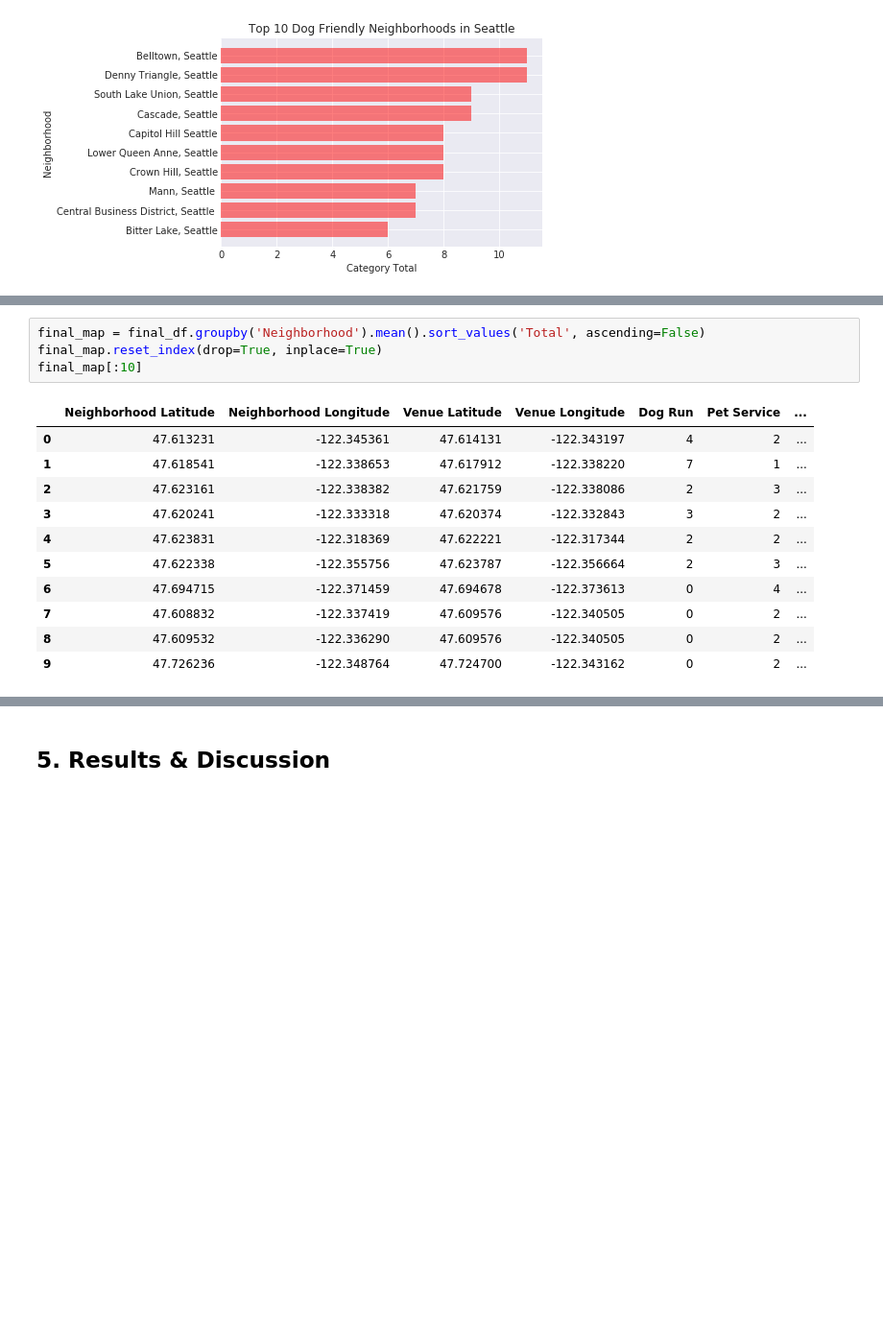
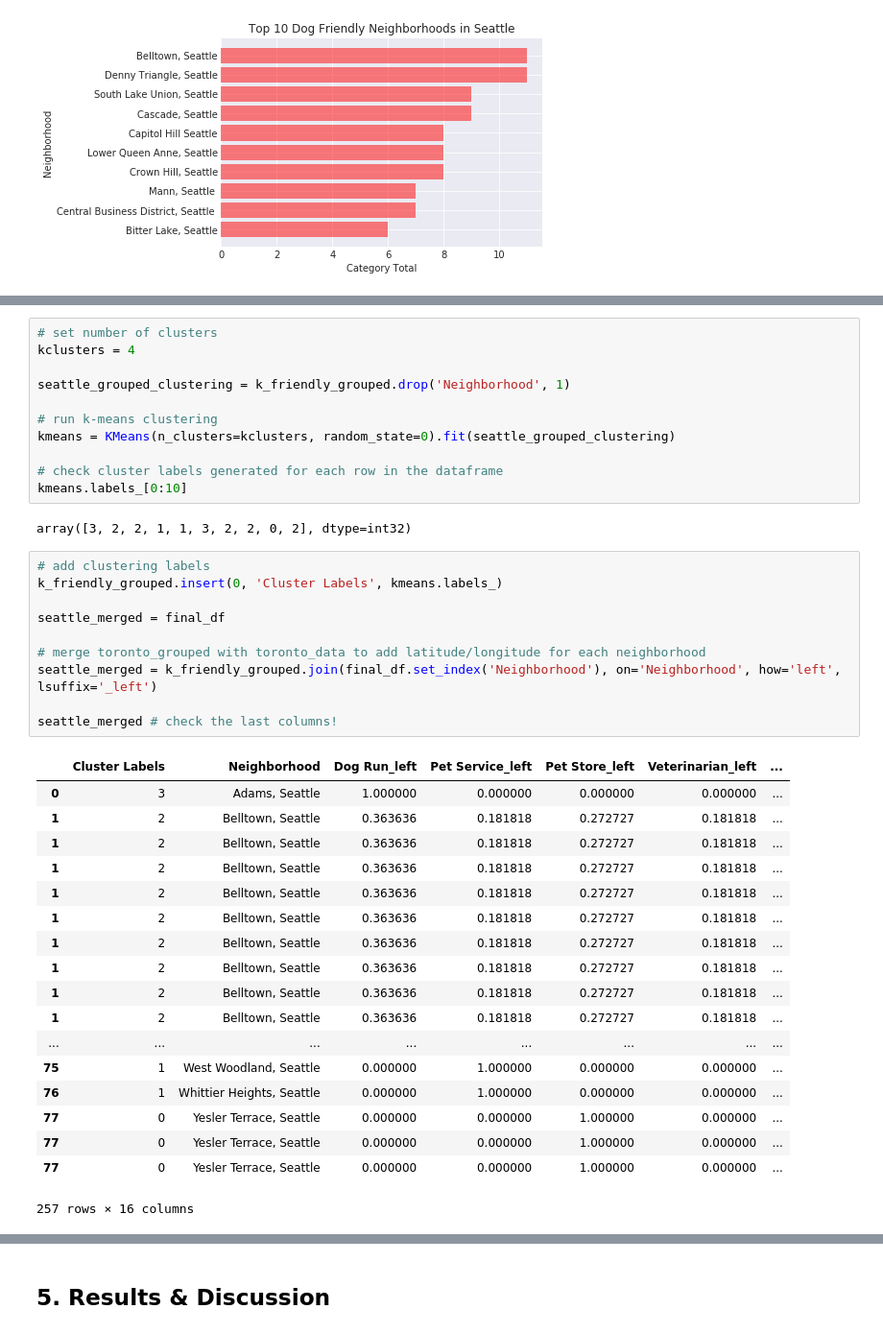
Before and after one commit to scrooksjr/Coursera_Capstone, a Jupyter notebook: Coursera Capstone Notebook (Week 2).ipynb, the cells around one changed output, grey strips where cells are left out. Shown at 96% size. Drawn from its saved outputs; the diff is of its cells as text; blank space fills up the shorter version.

```diff
--- a/Coursera Capstone Notebook (Week 2).ipynb
+++ b/Coursera Capstone Notebook (Week 2).ipynb
@@ -1212,17 +1236,43 @@ final_df
-# %%
-final_map = final_df.groupby('Neighborhood').mean().sort_values('Total', ascending=False)
-final_map.reset_index(drop=True, inplace=True)
-final_map[:10]
-# %% [output]
-|  | Neighborhood Latitude | Neighborhood Longitude | Venue Latitude | Venue Longitude | Dog Run | Pet Service | ... |
-| 0 | 47.613231 | -122.345361 | 47.614131 | -122.343197 | 4 | 2 | ... |
-| 1 | 47.618541 | -122.338653 | 47.617912 | -122.338220 | 7 | 1 | ... |
-| 2 | 47.623161 | -122.338382 | 47.621759 | -122.338086 | 2 | 3 | ... |
-| 3 | 47.620241 | -122.333318 | 47.620374 | -122.332843 | 3 | 2 | ... |
-| 4 | 47.623831 | -122.318369 | 47.622221 | -122.317344 | 2 | 2 | ... |
-| 5 | 47.622338 | -122.355756 | 47.623787 | -122.356664 | 2 | 3 | ... |
-| 6 | 47.694715 | -122.371459 | 47.694678 | -122.373613 | 0 | 4 | ... |
-| 7 | 47.608832 | -122.337419 | 47.609576 | -122.340505 | 0 | 2 | ... |
-| 8 | 47.609532 | -122.336290 | 47.609576 | -122.340505 | 0 | 2 | ... |
-| 9 | 47.726236 | -122.348764 | 47.724700 | -122.343162 | 0 | 2 | ... |
+# %%
+# set number of clusters
+kclusters = 4
+
+seattle_grouped_clustering = k_friendly_grouped.drop('Neighborhood', 1)
+
+# run k-means clustering
+kmeans = KMeans(n_clusters=kclusters, random_state=0).fit(seattle_grouped_clustering)
+
+# check cluster labels generated for each row in the dataframe
+kmeans.labels_[0:10]
+# %% [output]
+array([3, 2, 2, 1, 1, 3, 2, 2, 0, 2], dtype=int32)
+# %%
+# add clustering labels
+k_friendly_grouped.insert(0, 'Cluster Labels', kmeans.labels_)
+
+seattle_merged = final_df
+
+# merge toronto_grouped with toronto_data to add latitude/longitude for each neighborhood
+seattle_merged = k_friendly_grouped.join(final_df.set_index('Neighborhood'), on='Neighborhood', how='left', lsuffix='_left')
+
+seattle_merged # check the last columns!
+# %% [output]
+|  | Cluster Labels | Neighborhood | Dog Run_left | Pet Service_left | Pet Store_left | Veterinarian_left | ... |
+| 0 | 3 | Adams, Seattle | 1.000000 | 0.000000 | 0.000000 | 0.000000 | ... |
+| 1 | 2 | Belltown, Seattle | 0.363636 | 0.181818 | 0.272727 | 0.181818 | ... |
+| 1 | 2 | Belltown, Seattle | 0.363636 | 0.181818 | 0.272727 | 0.181818 | ... |
+| 1 | 2 | Belltown, Seattle | 0.363636 | 0.181818 | 0.272727 | 0.181818 | ... |
+| 1 | 2 | Belltown, Seattle | 0.363636 | 0.181818 | 0.272727 | 0.181818 | ... |
+| 1 | 2 | Belltown, Seattle | 0.363636 | 0.181818 | 0.272727 | 0.181818 | ... |
+| 1 | 2 | Belltown, Seattle | 0.363636 | 0.181818 | 0.272727 | 0.181818 | ... |
+| 1 | 2 | Belltown, Seattle | 0.363636 | 0.181818 | 0.272727 | 0.181818 | ... |
+| 1 | 2 | Belltown, Seattle | 0.363636 | 0.181818 | 0.272727 | 0.181818 | ... |
+| 1 | 2 | Belltown, Seattle | 0.363636 | 0.181818 | 0.272727 | 0.181818 | ... |
+| ... | ... | ... | ... | ... | ... | ... | ... |
+| 75 | 1 | West Woodland, Seattle | 0.000000 | 1.000000 | 0.000000 | 0.000000 | ... |
+| 76 | 1 | Whittier Heights, Seattle | 0.000000 | 1.000000 | 0.000000 | 0.000000 | ... |
+| 77 | 0 | Yesler Terrace, Seattle | 0.000000 | 0.000000 | 1.000000 | 0.000000 | ... |
+| 77 | 0 | Yesler Terrace, Seattle | 0.000000 | 0.000000 | 1.000000 | 0.000000 | ... |
+| 77 | 0 | Yesler Terrace, Seattle | 0.000000 | 0.000000 | 1.000000 | 0.000000 | ... |
+257 rows × 16 columns
 # %% [markdown]
```
Also changed, not shown: parts of 13 cells of this notebook.
